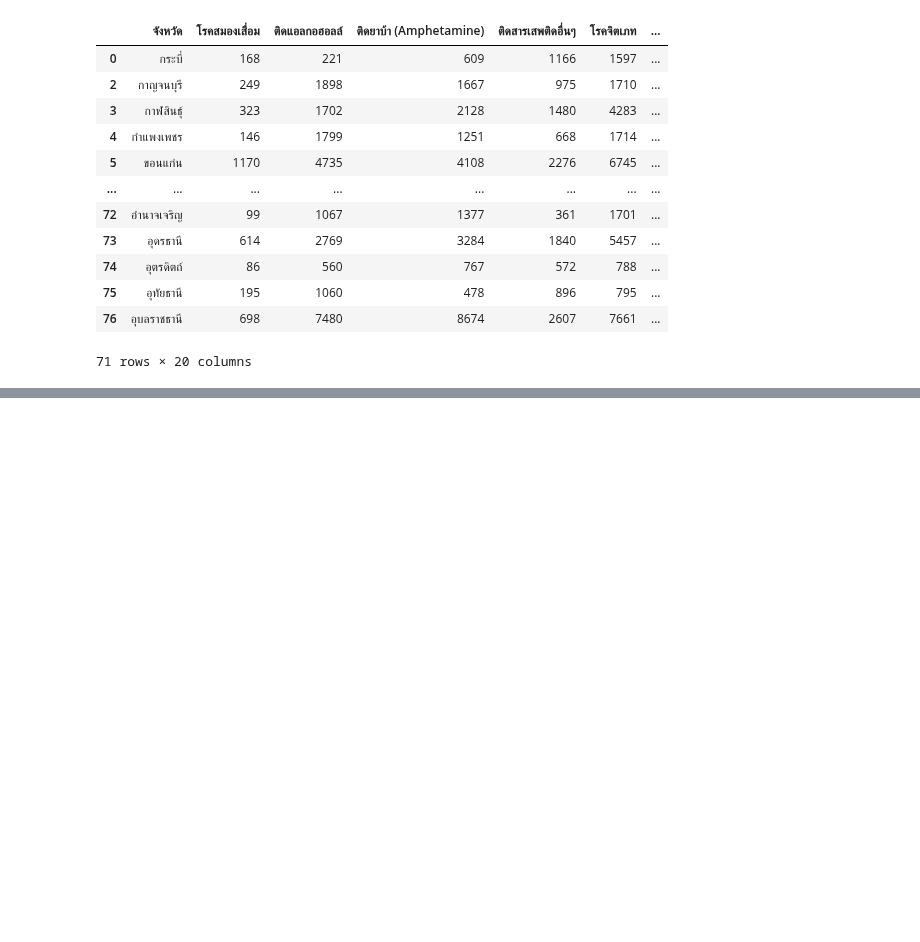
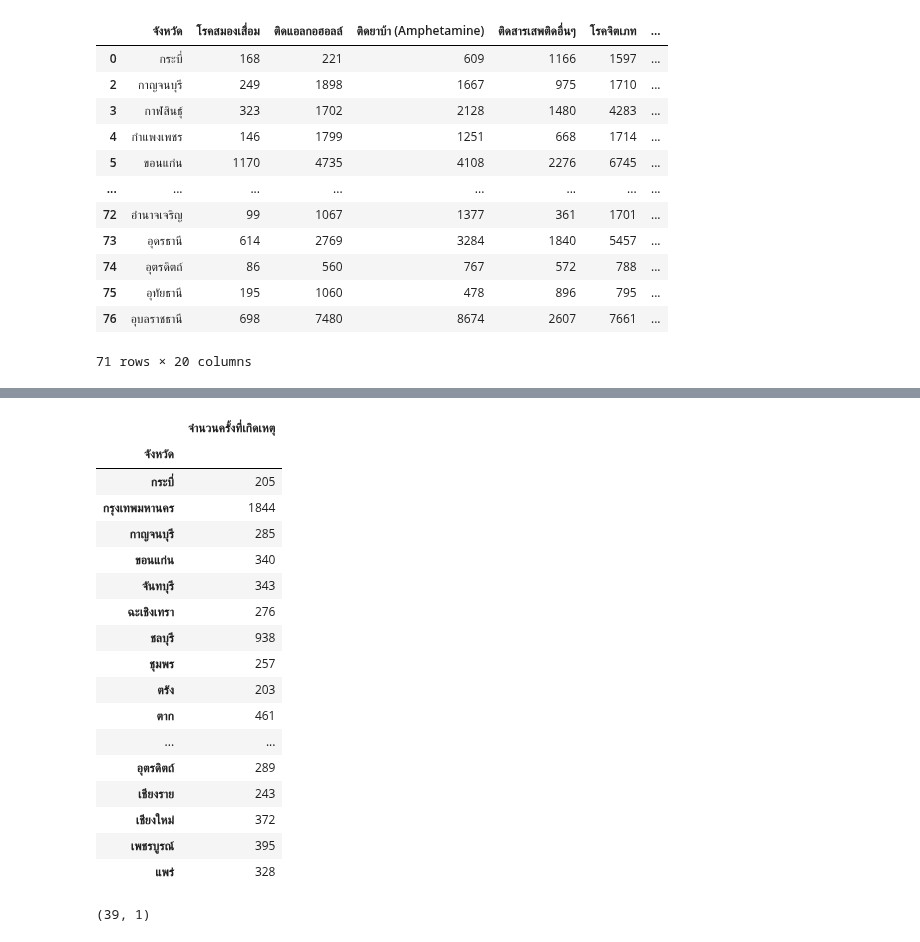
Before and after one commit to Adibank/DPDM, a Jupyter notebook: Project.ipynb, the cells around one changed output, grey strips where cells are left out. Drawn from its saved outputs; the diff is of its cells as text; code cells hidden in the pictures; blank space fills up the shorter version.

```diff
--- a/Project.ipynb
+++ b/Project.ipynb
@@ -306,0 +392,26 @@ no_outlier_no_missing
+# %%
+big = num_accident[num_accident['จำนวนครั้งที่เกิดเหตุ']>=200]
+big
+# %% [output]
+|  | จำนวนครั้งที่เกิดเหตุ |
+| จังหวัด |  |
+| กระบี่ | 205 |
+| กรุงเทพมหานคร | 1844 |
+| กาญจนบุรี | 285 |
+| ขอนแก่น | 340 |
+| จันทบุรี | 343 |
+| ฉะเชิงเทรา | 276 |
+| ชลบุรี | 938 |
+| ชุมพร | 257 |
+| ตรัง | 203 |
+| ตาก | 461 |
+| ... | ... |
+| อุตรดิตถ์ | 289 |
+| เชียงราย | 243 |
+| เชียงใหม่ | 372 |
+| เพชรบูรณ์ | 395 |
+| แพร่ | 328 |
+# %%
+big.shape
+# %% [output]
+(39, 1)
```
Also changed, not shown: parts of 8 cells of this notebook.
